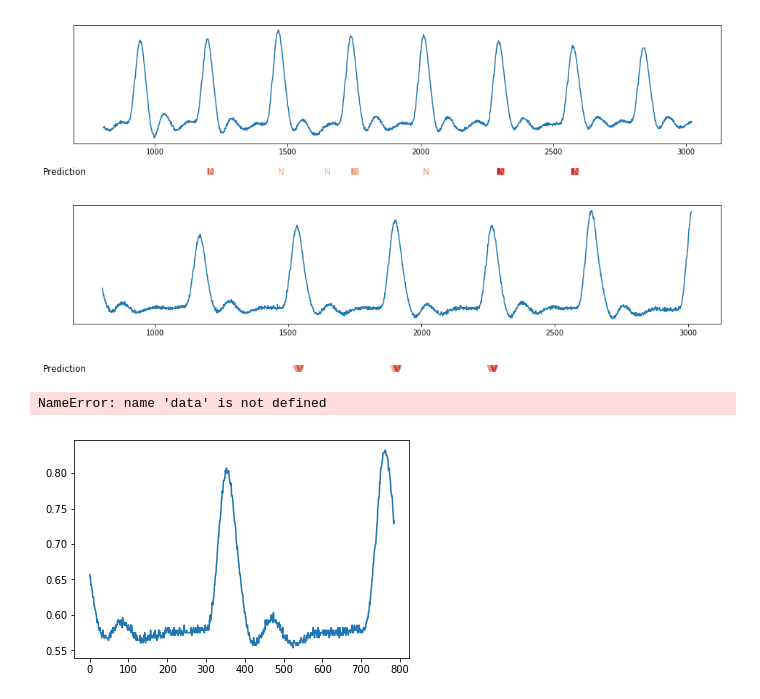
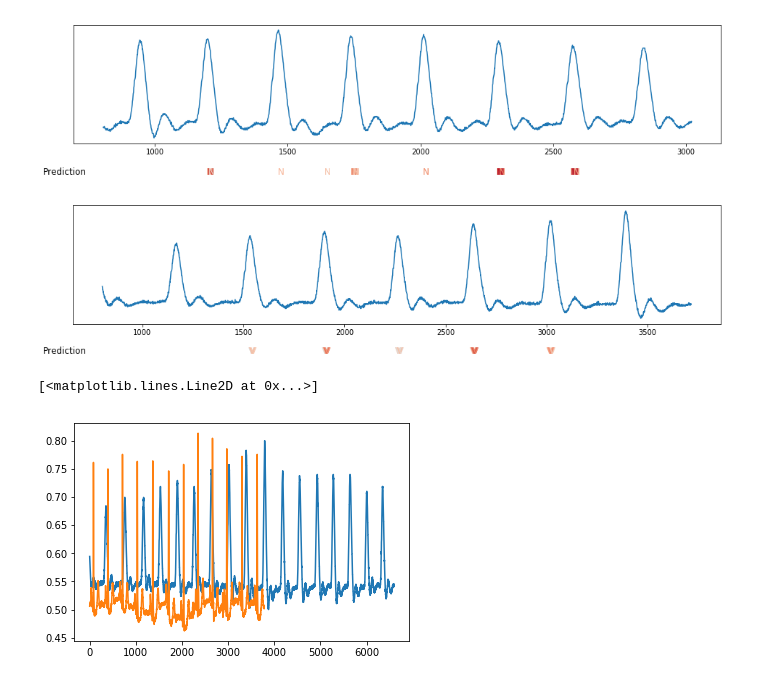
Before and after one commit to piotrbazan/machine-learning, a Jupyter notebook: projects/ecg/raw_signals.ipynb, the cells around one changed output. Saved outputs shown, nothing was run; the diff lists cells and outputs as text; code cells hidden in the pictures.

Commit message:
Adding raw signals

```diff
--- a/projects/ecg/raw_signals.ipynb
+++ b/projects/ecg/raw_signals.ipynb
@@ -43,6 +60,6 @@ detect_raw_signal(tm,['A', 'L', 'N', 'NB', 'R', 'V'] , s1* .5 + .5, 800, 3000)
 # %% [output]
 [figure]
 # %%
-detect_raw_signal(tm, ['A', 'L', 'N', 'NB', 'R', 'V'] , s2 * .5 + .5, 800, 3000)
+detect_raw_signal(tm, ['A', 'L', 'N', 'NB', 'R', 'V'] , s2 * .3 + .5, 800, 3700)
 # %% [output]
-[figure, old version]
+[figure, new version]
@@ -49,8 +68,8 @@ detect_raw_signal(tm, ['A', 'L', 'N', 'NB', 'R', 'V'] , s2 * .5 + .5, 800, 3000)
 # %%
 #plt.figure(figsize=(14,2))
-#plt.plot(s1['S'][0:784] * .5 + .5)
-plt.plot(s2['S'][0:784] * .5 + .5)
-plt.plot(data[0]['signals']['MLII'][0:784])
+#plt.plot(s1['S'][0:3784] * .5 + .5)
+plt.plot(s2['S'][0:]  *.3 + 0.5)
+plt.plot(data[1]['signals']['S'][0:3784])
 # %% [output]
-NameError: name 'data' is not defined
+[<matplotlib.lines.Line2D at 0x...>]
-[figure, old version]
+[figure, new version]
```
Also changed, not shown: parts of 4 cells of this notebook.
